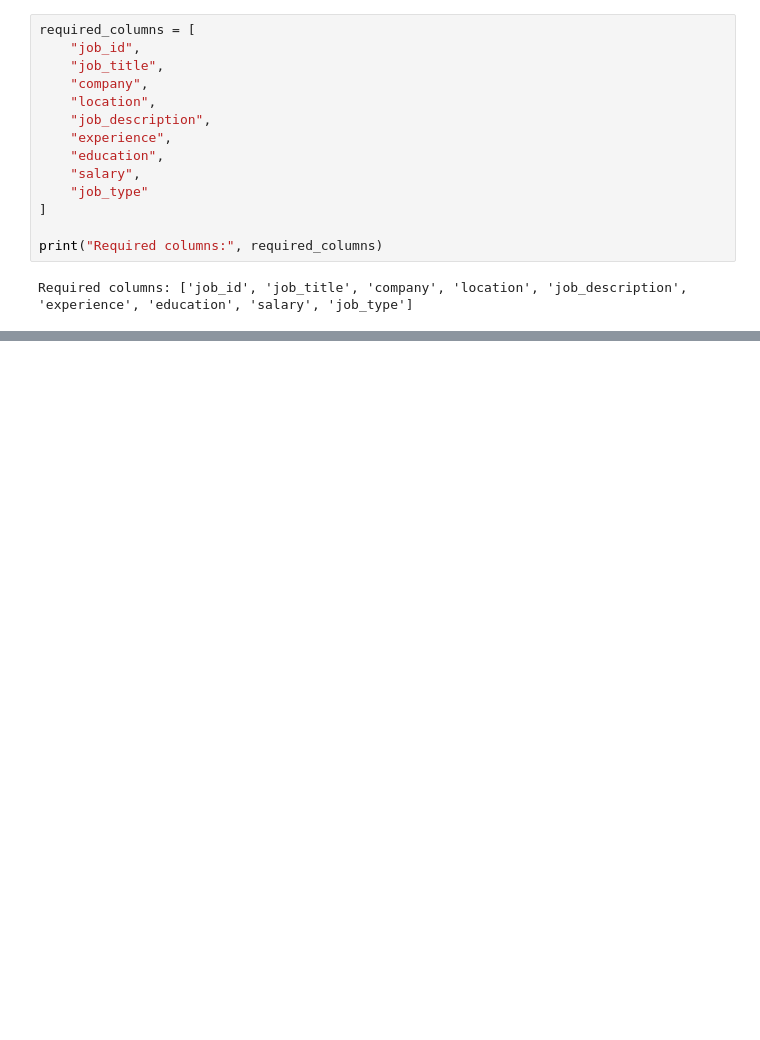
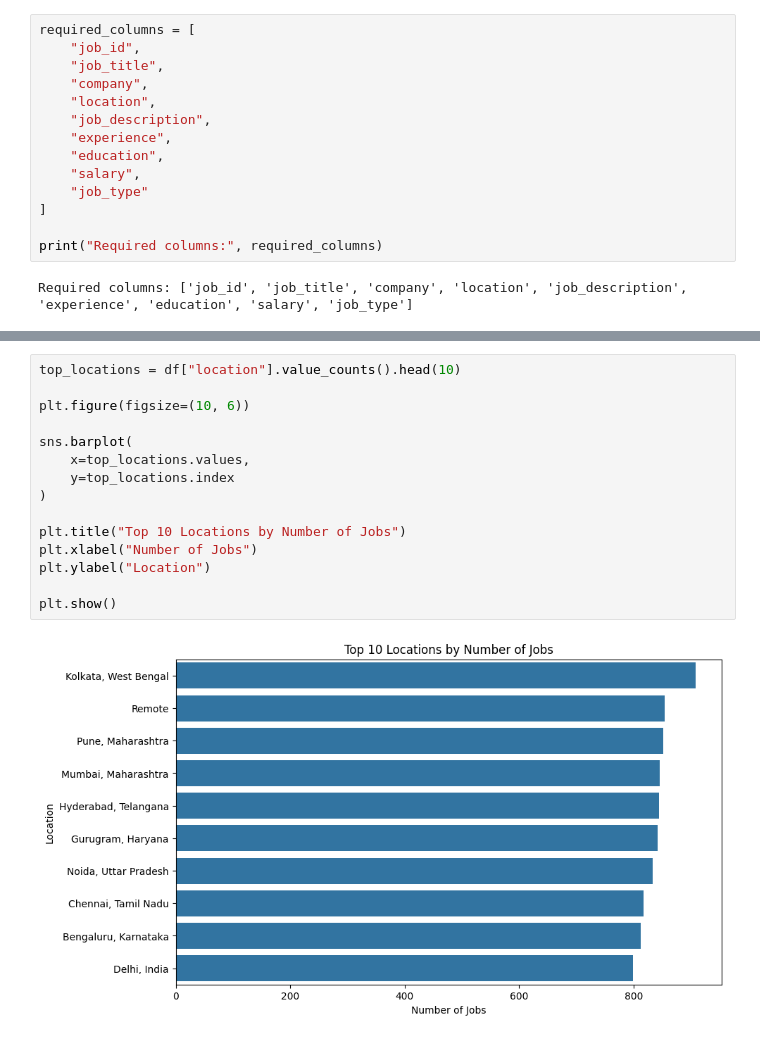
Before and after one commit to jairaj023/Internship-Practice, a Jupyter notebook: DAY_2_Task.ipynb, the cells around one changed output, grey strips where cells are left out. Cells and saved outputs as stored; diff of their text form; blank space fills up the shorter version.

```diff
--- a/DAY_2_Task.ipynb
+++ b/DAY_2_Task.ipynb
@@ -87,0 +228,17 @@ Required columns: ['job_id', 'job_title', 'company', 'location', 'job_descriptio
+# %%
+top_locations = df["location"].value_counts().head(10)
+
+plt.figure(figsize=(10, 6))
+
+sns.barplot(
+    x=top_locations.values,
+    y=top_locations.index
+)
+
+plt.title("Top 10 Locations by Number of Jobs")
+plt.xlabel("Number of Jobs")
+plt.ylabel("Location")
+
+plt.show()
+# %% [output]
+[figure, added]
```
Also changed, not shown: parts of 22 cells of this notebook.
